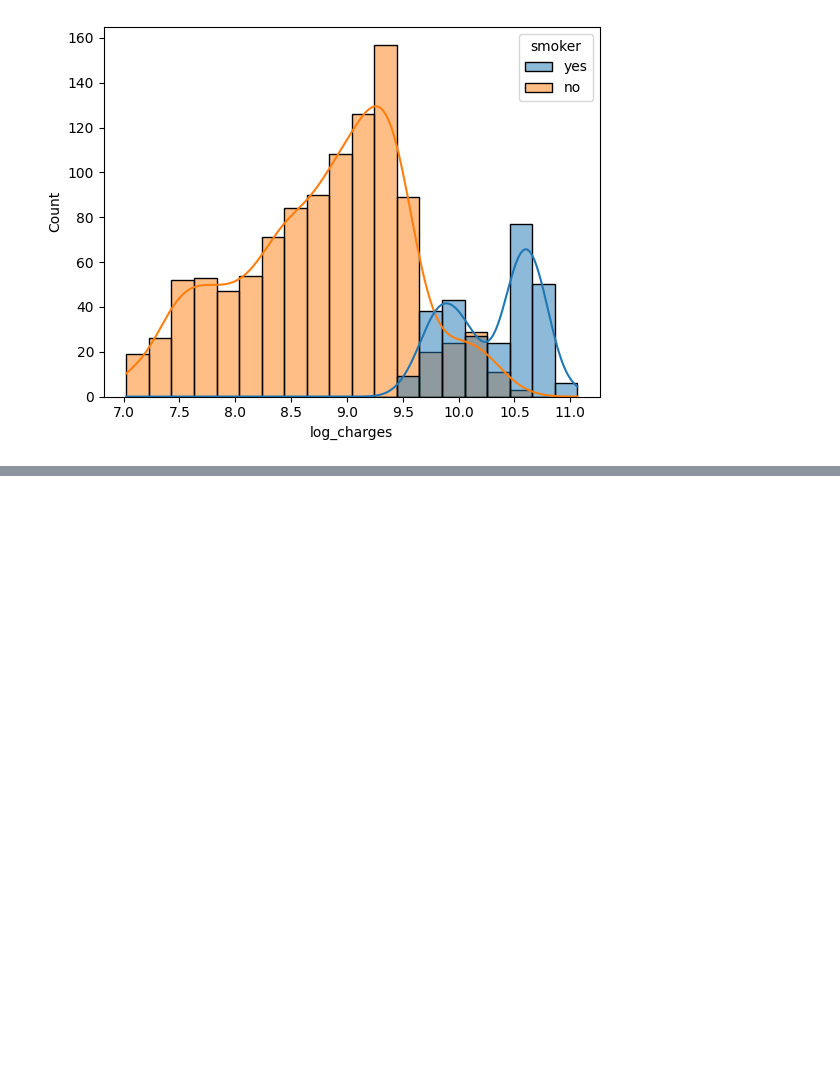
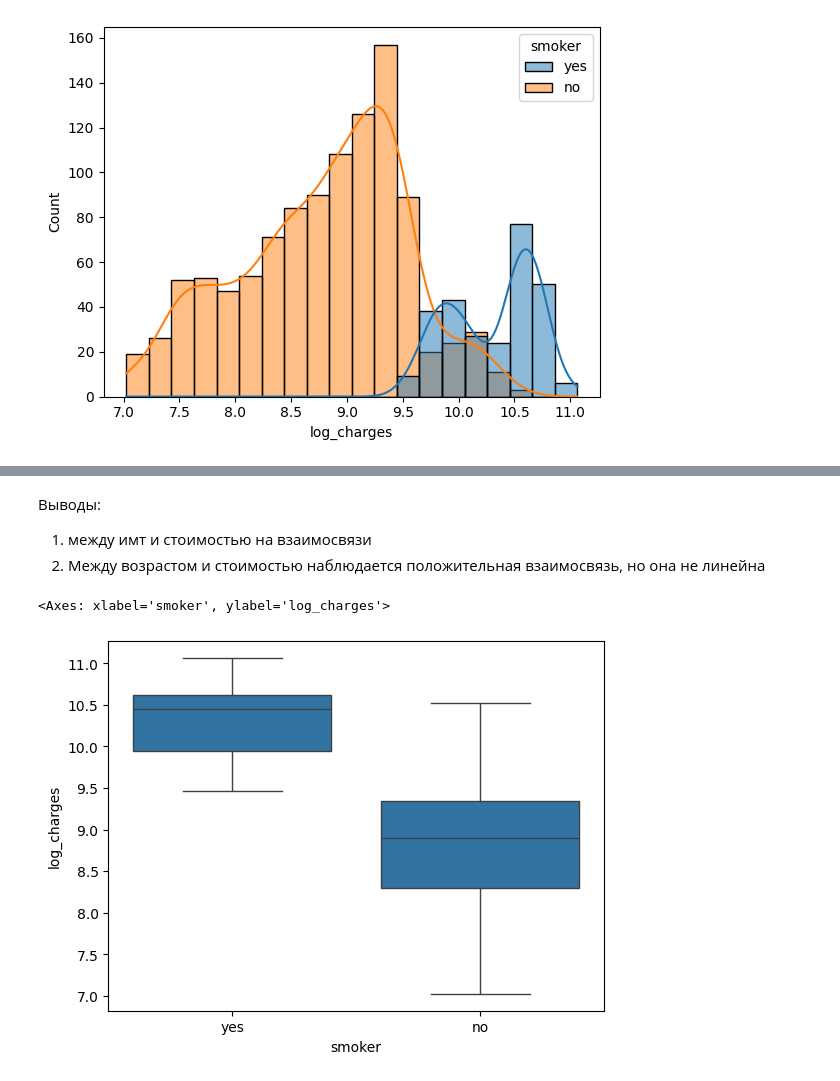
Before and after one commit to IslamDyshoko/insurance-price-predictor, a Jupyter notebook: eda.ipynb, the cells around one changed output, grey strips where cells are left out. Drawn from its saved outputs; the diff is of its cells as text; code cells hidden in the pictures; blank space fills up the shorter version.

```diff
--- a/eda.ipynb
+++ b/eda.ipynb
@@ -275,0 +287,9 @@ sns.histplot(data=df,x='log_charges', hue='smoker', kde=True, bins=20)
+# %% [markdown]
+Выводы:
+1. между имт и стоимостью на взаимосвязи
+2. Между возрастом и стоимостью наблюдается положительная взаимосвязь, но она не линейна
+# %%
+sns.boxplot(data=df, x='smoker', y='log_charges')
+# %% [output]
+<Axes: xlabel='smoker', ylabel='log_charges'>
+[figure, added]
```
Also changed, not shown: parts of 6 cells of this notebook.
